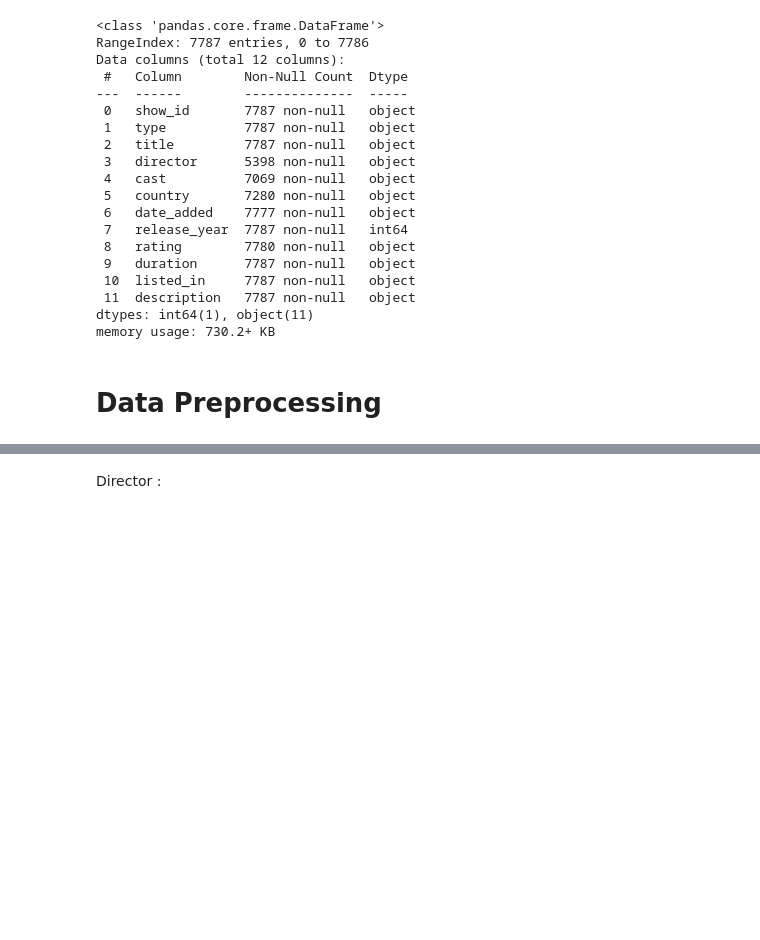
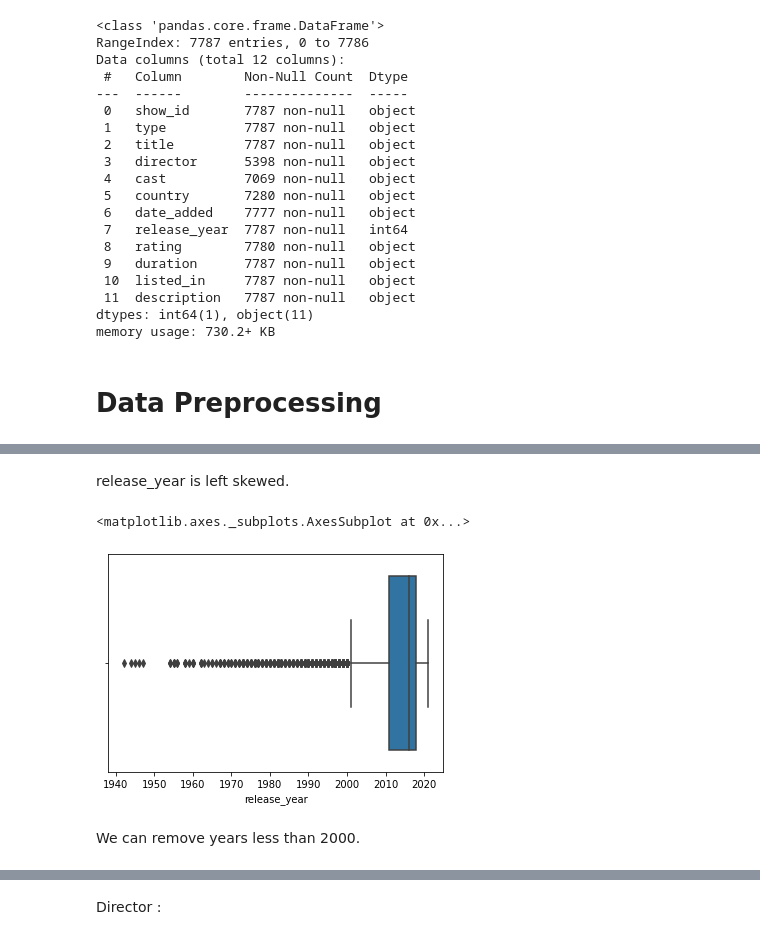
Before and after one commit to Shashwat-spyder/Netflix-movies-and-tv-shows-recommendation-system, a Jupyter notebook: Untitled18.ipynb, the cells around one changed output, grey strips where cells are left out. Cells and saved outputs as stored; diff of their text form; code cells hidden in the pictures; blank space fills up the shorter version.

```diff
--- a/Untitled18.ipynb
+++ b/Untitled18.ipynb
@@ -71,0 +315,9 @@ df=netflix_df.copy()
+# %% [markdown]
+release_year is left skewed.
+# %%
+sns.boxplot(df['release_year'])
+# %% [output]
+<matplotlib.axes._subplots.AxesSubplot at 0x...>
+[figure, added]
+# %% [markdown]
+We can remove years less than 2000.
```
Also changed, not shown: parts of 98 cells of this notebook.
